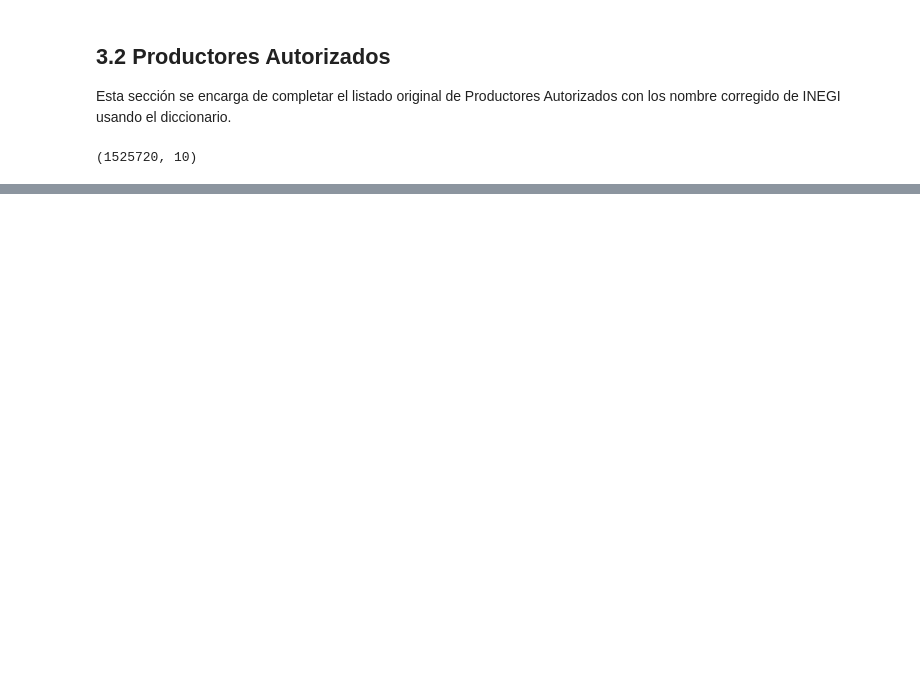
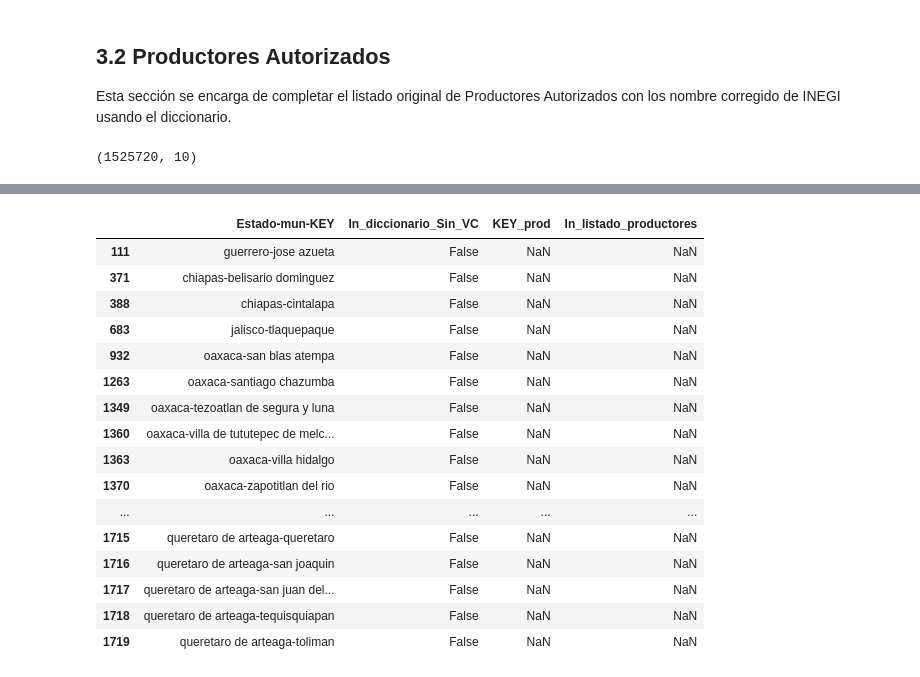
Before and after one commit to DGRIA/SESNA-Fertilizantes, a Jupyter notebook: src/Notebooks/2_Data_cleaning_and_merged.ipynb, the cells around one changed output, grey strips where cells are left out. Cells and saved outputs as stored; diff of their text form; code cells hidden in the pictures; blank space fills up the shorter version.

Commit message:
changed data cleaning and dataset_download

```diff
--- a/src/Notebooks/2_Data_cleaning_and_merged.ipynb
+++ b/src/Notebooks/2_Data_cleaning_and_merged.ipynb
@@ -597,0 +614,15 @@ listado_productores_complete.to_csv('../../data/listado_productores_complete.csv
+# %%
+unique_listado = listado_productores['Estado-mun-KEY'].unique()
+unique_diccionario = diccionario_Sin_VC['KEY_prod'].unique()
+
+# To get the common values
+common_values = set(unique_listado).intersection(unique_diccionario)
+print("Common values:", common_values)
+
+# To get values in listado_productores not in diccionario_Sin_VC
+in_listado_not_diccionario = set(unique_listado) - set(unique_diccionario)
+print("Values in 'listado_productores' not in 'diccionario_Sin_VC':", in_listado_not_diccionario)
+
+# To get values in diccionario_Sin_VC not in listado_productores
+in_diccionario_not_listado = set(unique_diccionario) - set(unique_listado)
+print("Values in 'diccionario_Sin_VC' not in 'listado_productores':", in_diccionario_not_listado)
@@ -597,0 +633,15 @@ listado_productores_complete.to_csv('../../data/listado_productores_complete.csv
+# %%
+# Create a DataFrame with unique values from 'listado_productores'
+df_relations = pd.DataFrame(unique_listado, columns=['Estado-mun-KEY'])
+
+# Check if each value is present in 'diccionario_Sin_VC'
+df_relations['In_diccionario_Sin_VC'] = df_relations['Estado-mun-KEY'].isin(unique_diccionario)
+
+# Repeat the process for 'diccionario_Sin_VC'
+df_relations_diccionario = pd.DataFrame(unique_diccionario, columns=['KEY_prod'])
+df_relations_diccionario['In_listado_productores'] = df_relations_diccionario['KEY_prod'].isin(unique_listado)
+
+# Merge the two DataFrames
+df_relations = pd.merge(df_relations, df_relations_diccionario, left_on='Estado-mun-KEY', right_on='KEY_prod', how='outer')
+
+df_relations
@@ -597,0 +662,20 @@ listado_productores_complete.to_csv('../../data/listado_productores_complete.csv
+# %%
+df_relations[(df_relations['In_diccionario_Sin_VC'] == False) | (df_relations['In_listado_productores'] == False)]
+# %% [output]
+|  | Estado-mun-KEY | In_diccionario_Sin_VC | KEY_prod | In_listado_productores |
+| 111 | guerrero-jose azueta | False | NaN | NaN |
+| 371 | chiapas-belisario dominguez | False | NaN | NaN |
+| 388 | chiapas-cintalapa | False | NaN | NaN |
+| 683 | jalisco-tlaquepaque | False | NaN | NaN |
+| 932 | oaxaca-san blas atempa | False | NaN | NaN |
+| 1263 | oaxaca-santiago chazumba | False | NaN | NaN |
+| 1349 | oaxaca-tezoatlan de segura y luna | False | NaN | NaN |
+| 1360 | oaxaca-villa de tututepec de melc... | False | NaN | NaN |
+| 1363 | oaxaca-villa hidalgo | False | NaN | NaN |
+| 1370 | oaxaca-zapotitlan del rio | False | NaN | NaN |
+| ... | ... | ... | ... | ... |
+| 1715 | queretaro de arteaga-queretaro | False | NaN | NaN |
+| 1716 | queretaro de arteaga-san joaquin | False | NaN | NaN |
+| 1717 | queretaro de arteaga-san juan del... | False | NaN | NaN |
+| 1718 | queretaro de arteaga-tequisquiapan | False | NaN | NaN |
+| 1719 | queretaro de arteaga-toliman | False | NaN | NaN |
```
Also changed, not shown: parts of 18 cells of this notebook, 1 other file.
